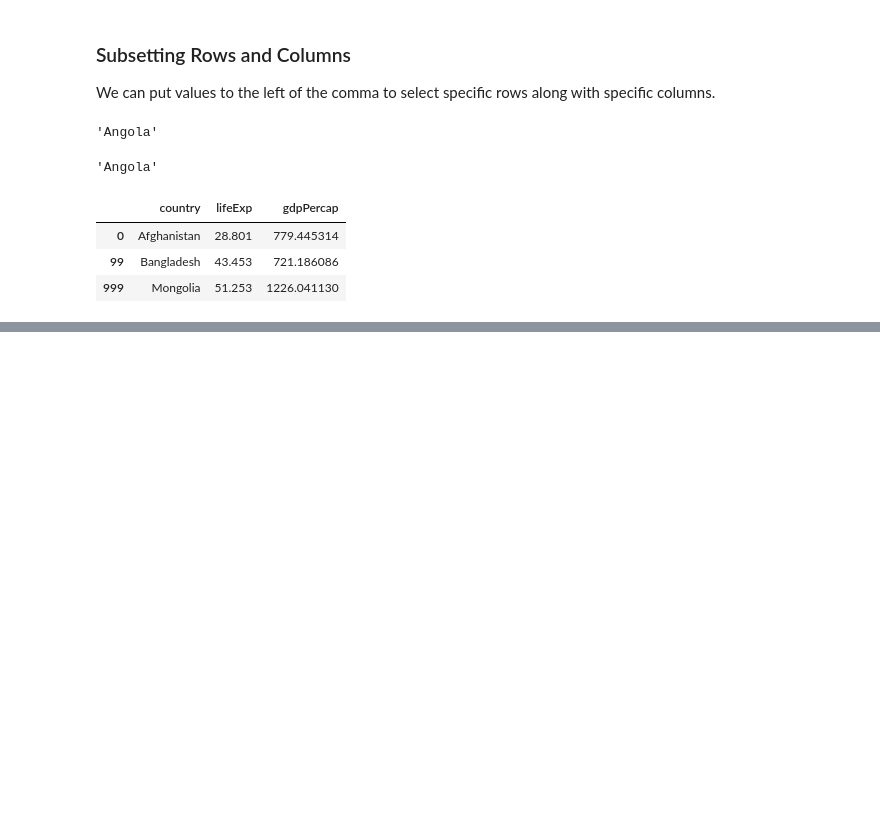
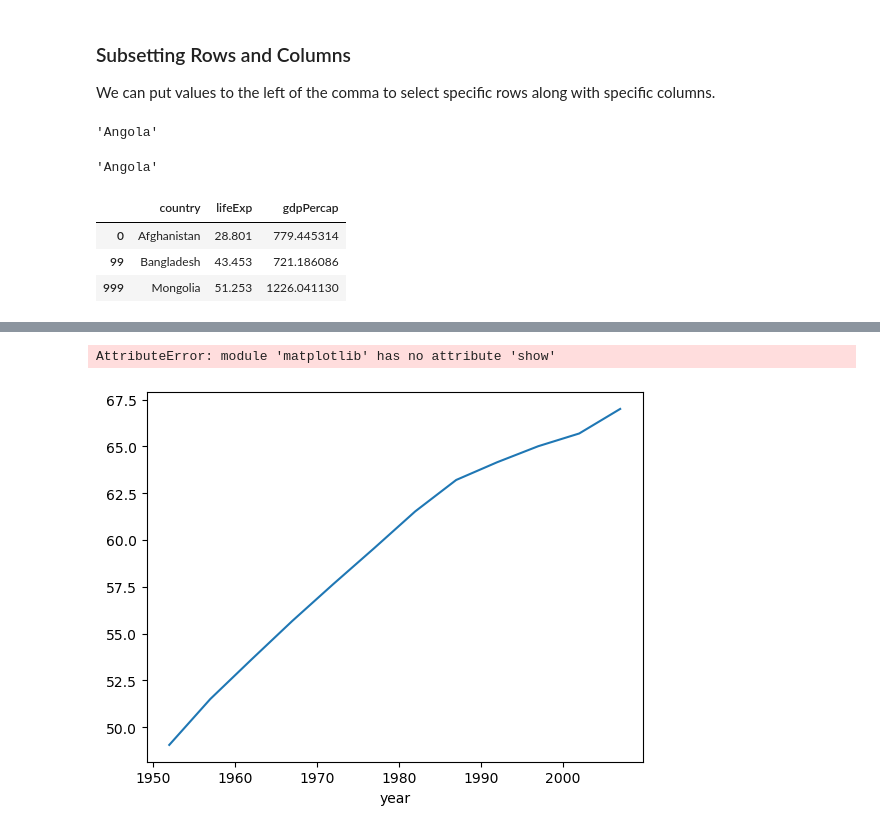
Before and after one commit to devereaweaver/Pandas, a Jupyter notebook: dataframe-review/dataframe_review.ipynb, the cells around one changed output, grey strips where cells are left out. Drawn from its saved outputs; the diff is of its cells as text; code cells hidden in the pictures; blank space fills up the shorter version.

```diff
--- a/dataframe-review/dataframe_review.ipynb
+++ b/dataframe-review/dataframe_review.ipynb
@@ -465,0 +674,4 @@ df.iloc[[0, 99, 999], [0, 3, 5]]
+# %%
+# get life expectancies by year
+global_life_expectancies = df.groupby('year')['lifeExp'].mean()
+global_life_expectancies
@@ -465,0 +696,9 @@ df.iloc[[0, 99, 999], [0, 3, 5]]
+# %%
+# use the .plot() Dataframe method
+global_life_expectancies.plot()
+
+# use plt.show() to show, not needed for notebooks
+plt.show()
+# %% [output]
+AttributeError: module 'matplotlib' has no attribute 'show'
+[figure, added]
```
Also changed, not shown: parts of 23 cells of this notebook.
